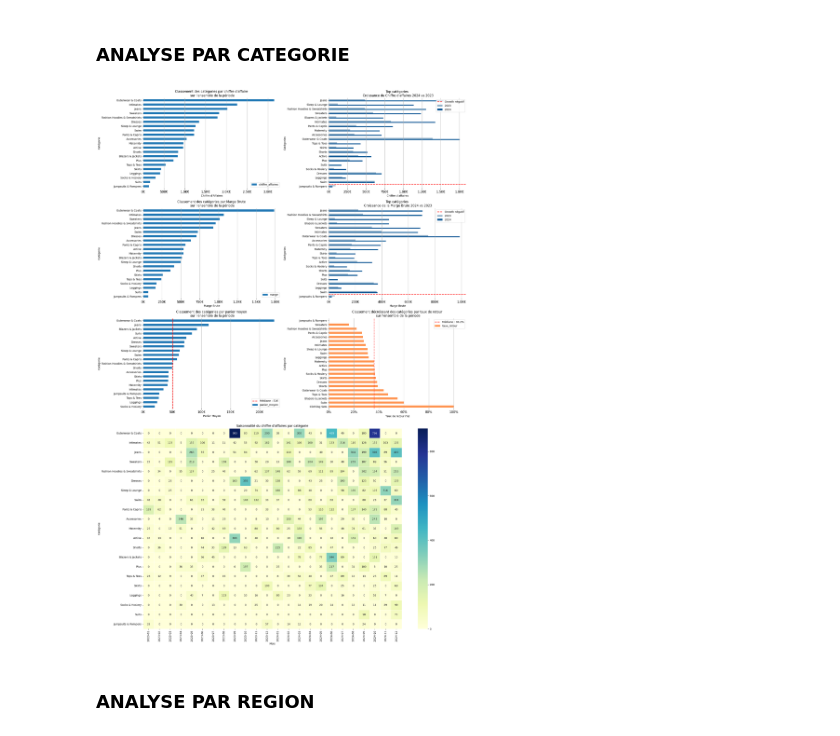
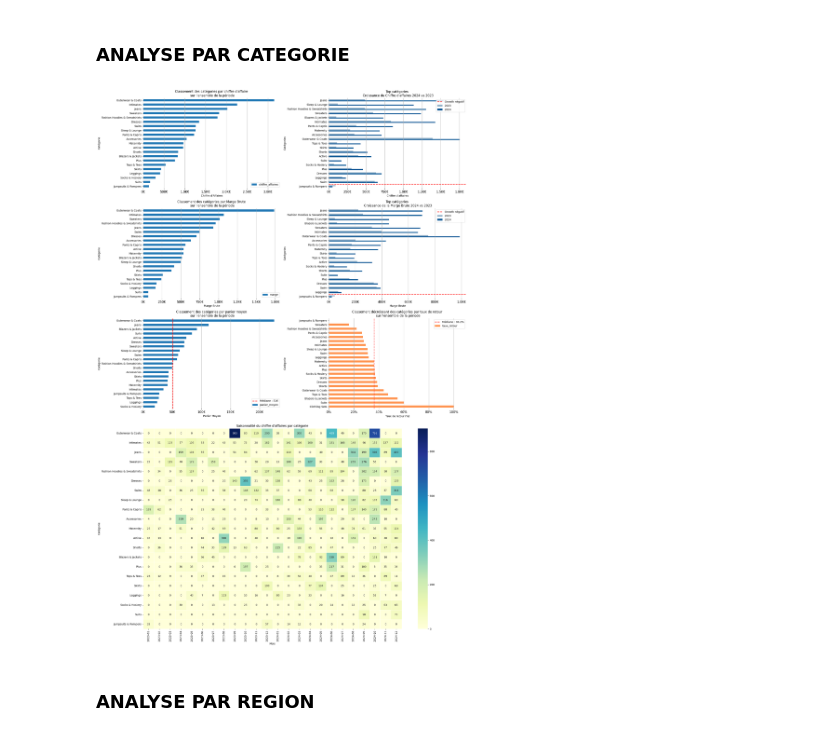
Before and after one commit to CDoliveux/Exam_Datagong_Doliveux, a Jupyter notebook: notebooks/TEST.ipynb, the cells around one changed output. Cells and saved outputs as stored; diff of their text form; code cells hidden in the pictures.

```diff
--- a/notebooks/TEST.ipynb
+++ b/notebooks/TEST.ipynb
@@ -431,12 +452,11 @@ from src.utils import kpi_tx_reachat
 from src.utils import currency
 # %%
 # Création des années et mois dans df pour pouvoir créer les graphiques appropriés.
-df["year_delivered"]=df["delivered_at"].dt.year.astype('Int64')
-df["month_delivered"]=df["delivered_at"].dt.month.astype('Int64')
-df["year_month"]=df["delivered_at"].dt.to_period('M').astype(str)
+df["year_created"]=df["item_created_at"].dt.year.astype('Int64')
+df["month_created"]=df["item_created_at"].dt.month.astype('Int64')
+df["year_month"]=df["item_created_at"].dt.to_period('M').astype(str)
 
 #creation du df df_complete qui filtre sur les commandes livrées / non renvoyées
 df_complete=df[df['order_status'] == "Complete"]
-df_complete=df_complete[df_complete["year_delivered"]!=2025]
 # %% [markdown]
 ### VUE D'ENSEMBLE
@@ -711,7 +725,7 @@ ax1.tick_params(axis='x', which='major', labelsize=12)
 
 #ax2= Growth CA
 # Création du pivot des chiffres d'affaires sur df_complete (order "Complete" + exclusion de 2025), on passe en pivot et on traite les éventuelles valeurs N/A (même s'il n'y en a pas a priori)
-topCA_cat_year_pivot = (kpi_CA(df_complete, ['category', "year_delivered"]).pivot(index='category', columns='year_delivered', values='chiffre_affaires').fillna(0))
+topCA_cat_year_pivot = (kpi_CA(df_complete, ['category', "year_created"]).pivot(index='category', columns='year_created', values='chiffre_affaires').fillna(0))
 
 #Calcul de la croissance 2024 vs 2023
 growthCA = topCA_cat_year_pivot[2024] - topCA_cat_year_pivot[2023]
@@ -771,7 +785,7 @@ ax3.tick_params(axis='x', which='major', labelsize=12)
 
 #ax4= Growth CA
 # Création du pivot de la Marge Brute sur df_complete (order "Complete" + exclusion de 2025), on passe en pivot et on traite les éventuelles valeurs N/A (même s'il n'y en a pas a priori)
-topM_cat_year_pivot = (kpi_Margin(df_complete, ['category', "year_delivered"]).pivot(index='category', columns='year_delivered', values='marge').fillna(0))
+topM_cat_year_pivot = (kpi_Margin(df_complete, ['category', "year_created"]).pivot(index='category', columns='year_created', values='marge').fillna(0))
 
 #Calcul de la croissance 2024 vs 2023
 growthM = topM_cat_year_pivot[2024] - topM_cat_year_pivot[2023]
@@ -865,34 +879,34 @@ ax6.xaxis.set_major_formatter(mtick.PercentFormatter(xmax=1)) # permet d'avoir l
 #ax7 : Heatmap -> saisonalité du chiffre d'affaire par mois par catégorie
 ca_month_category = kpi_CA(df_complete,['year_month', 'category'])
 pivot_ca = ca_month_category.pivot(index='year_month',columns='category', values='chiffre_affaires').fillna(0)
 pivot_ca = pivot_ca.sort_index()
 pivot_heatmap = ca_month_category.pivot(index='category', columns='year_month', values='chiffre_affaires').fillna(0)
 total_ca = pivot_heatmap.sum(axis=1)
 pivot_heatmap_sorted = pivot_heatmap.loc[total_ca.sort_values(ascending=False).index]
 
 sns.heatmap(pivot_heatmap_sorted, cmap="YlGnBu", linewidths=0.5, annot=True, fmt=".0f", ax=ax7)
 ax7.set_title("Saisonnalité du chiffre d'affaires par catégorie")
 ax7.set_xlabel("Mois")
 ax7.set_ylabel("Catégorie")
 
 #Formattage du graphique
 
 ax7.spines['top'].set_visible(False)
 ax7.spines['right'].set_visible(False)
 ax7.spines['bottom'].set_visible(False)
 ax7.spines['left'].set_visible(False)
 
 
 plt.tight_layout() #ajuste automatiquement les marges
 
 
 
 
 
 
 # ax1
 # %% [output]
-[figure, old version]
+[figure, new version]
 # %% [markdown]
 ### ANALYSE PAR REGION
 # %%
```
Also changed, not shown: parts of 12 cells of this notebook.
